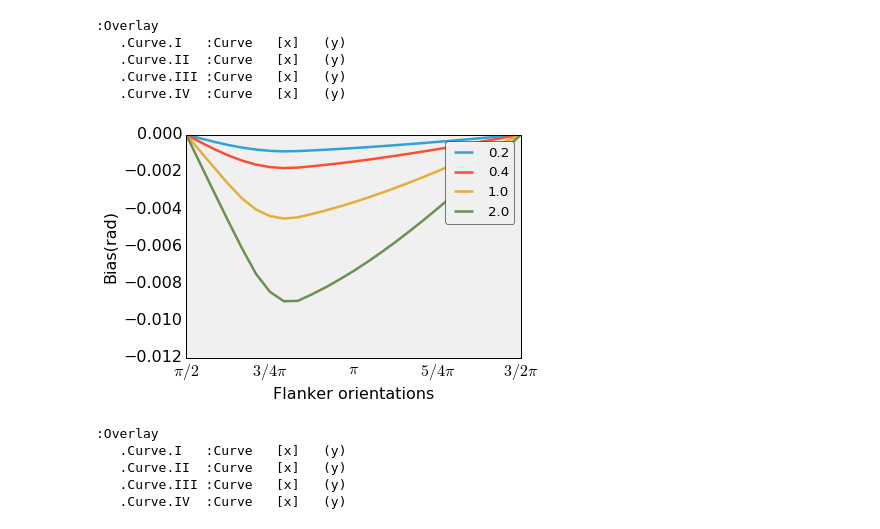
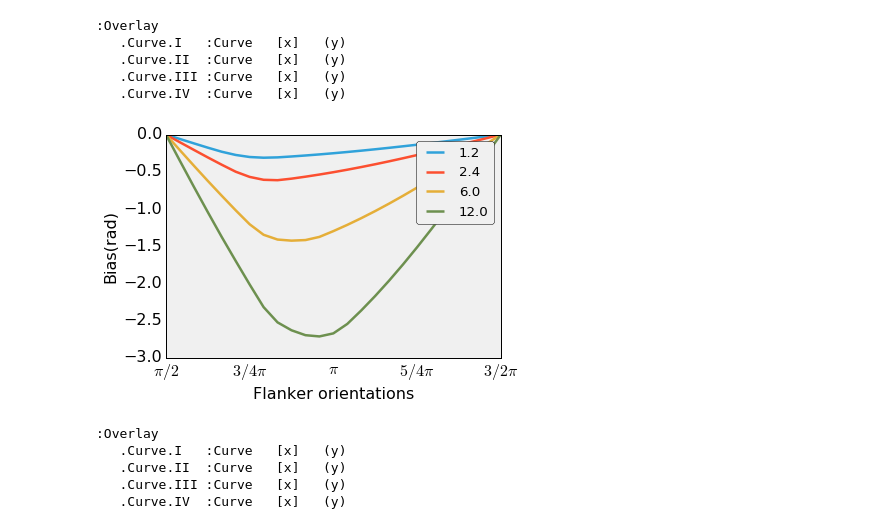
Before and after one commit to masenov/HonoursProject, a Jupyter notebook: Python/Experiments2_fig.5(B).ipynb, the cells around one changed output. Saved outputs shown, nothing was run; the diff lists cells and outputs as text; code cells hidden in the pictures.

```diff
--- a/Python/Experiments2_fig.5(B).ipynb
+++ b/Python/Experiments2_fig.5(B).ipynb
@@ -213,7 +213,7 @@ flanker_orientation = pl.linspace(pl.pi/2,pl.pi,number_of_experiments)
 flankers = np.zeros((a.shape[0],number_of_experiments))
 centers = np.zeros((a.shape[0],number_of_experiments))
 orientations = np.arange(0, np.pi, np.pi/nosn)
-a = np.array([0.01,0.02,0.05,0.1])*20
+a = np.array([0.01,0.02,0.05,0.1])*120
 
 for i in range(number_of_experiments):
     for j in range(a.shape[0]):
@@ -235,17 +235,17 @@ for i in range(number_of_experiments):
 # %%
 mpl.rcParams.update({'font.size':16})
 for i in np.arange(0,a.shape[0],1):
     name = 'cen' + str(i) + ','
-    exec(name + " = plt.plot(centers[i,:]-np.pi/2, label=a[i])")
+    exec(name + " = plt.plot((centers[i,:]-np.pi/2)*57.2958, label=a[i])")
 plt.legend(handles=[cen0,cen1,cen2,cen3])
 plt.xlim([0,24])
-plt.ylim([-0.012,0])
+#plt.ylim([-0.012,0])
 plt.xticks([0,6,12,18,24],[r'$\pi/2$', r'$3/4\pi$', r'$\pi$', r'$5/4\pi$', r'$3/2\pi$'])
 plt.xlabel('Flanker orientations')
 plt.ylabel('Bias(rad)')
 plt.savefig('../Report/Pictures/experiments/fig5/figB/p_cen.png', dpi=200,bbox_inches='tight')
 # %% [output]
-[figure, old version]
+[figure, new version]
 # %%
 %output size=300
 plot = hv.Curve(centers[0,:])
```
Also changed, not shown: parts of 3 cells of this notebook, 17 other files.
